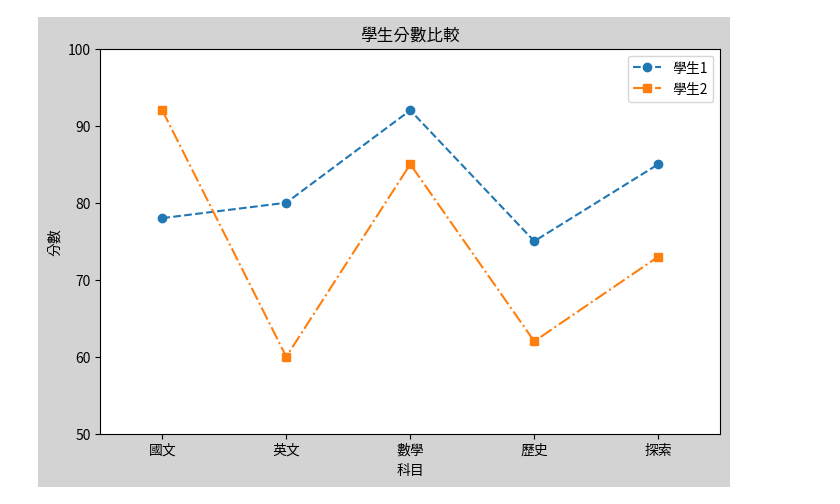
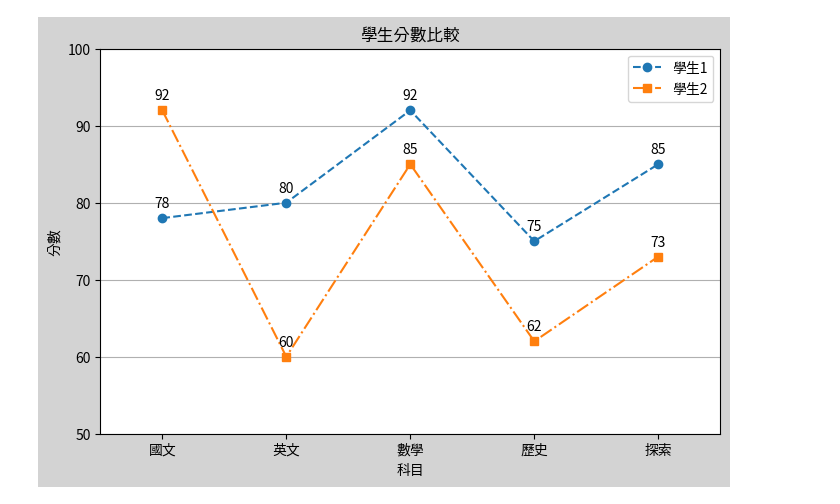
Before and after one commit to roberthsu2003/__2025_10_14_2_4_ai__, a Jupyter notebook: lesson14/lesson14_1.ipynb, the cells around one changed output. Drawn from its saved outputs; the diff is of its cells as text; code cells hidden in the pictures.

```diff
--- a/lesson14/lesson14_1.ipynb
+++ b/lesson14/lesson14_1.ipynb
@@ -7,35 +7,52 @@ mpl.rc('font', family="ChineseFont")
 # %%
 import matplotlib.pyplot as plt
 
+# 定義兩位學生各科分數（使用中文字作為科目名稱的鍵）
 student1 = {"國文":78, "英文":80, "數學":92, "歷史":75, "探索":85}
 student2 = {"國文":92, "英文":60, "數學":85, "歷史":62, "探索":73}
 
-subjects = list(student1.keys())
-scores1 = list(student1.values())
-scores2 = list(student2.values())
+# 取得科目順序與對應的分數列表（保持同樣的科目順序以便比較）
+subjects = list(student1.keys())     # ['國文', '英文', '數學', '歷史', '探索']
+scores1 = list(student1.values())    # 學生1 的分數列表
+scores2 = list(student2.values())    # 學生2 的分數列表
 
+# 建立 Figure 與 Axes，設定解析度、大小與背景顏色
 figure = plt.figure(dpi=100, figsize=(8,5), facecolor='lightgray')
-axes = figure.add_subplot(1,1,1)
+axes = figure.add_subplot(1,1,1)  # 1x1 的子圖（即單一座標軸）
+
+# 設定圖表標題與坐標軸標籤（中文字型在先前 cell 已設定）
 axes.set_title("學生分數比較")
 axes.set_xlabel("科目")
 axes.set_ylabel("分數")
 
-# 在 plot 時加上 label，然後呼叫 legend()
-# 自訂line的style
-
+# 繪製兩條折線：學生1 與 學生2
+# 使用 marker 標示每個點，並用不同的線條樣式以便分辨
 axes.plot(subjects, scores1, marker='o', label='學生1', linestyle='--')
 axes.plot(subjects, scores2, marker='s', label='學生2', linestyle='-.')
+
+# 顯示圖例（會自動使用 label 內容）
 axes.legend()
 
-# 圖表左右和上下留白,避免貼齊邊框,由程式控制距離
-# 請使用改變 xticks 和 yticks 的方式來達成
-# 使用最簡單的方式設定左右多一些留白
+# 設定 x 軸範圍，讓第一與最後一個科目點不貼齊邊界（-0.5 到 len-0.5）
 axes.set_xlim(-0.5, len(subjects)-0.5)
 
-# 請改變 yticks 的刻度範圍和間距,起始值是我的最小分數,終止值是我的最大分數
-axes.set_yticks(range(min(min(scores1), min(scores2)) - 10 , max(max(scores1), max(scores2)) + 10, 10))
+# 計算 y 軸刻度：從兩組分數的最小值往下延伸 10（避免貼齊），到最大值往上延伸 10，
+# 並以 10 為刻度間隔（range 需整數）
+y_min = min(min(scores1), min(scores2)) - 10
+y_max = max(max(scores1), max(scores2)) + 10
+axes.set_yticks(range(y_min, y_max, 10))
 
+# 在每個資料點上方加上數值標示
+# enumerate 回傳索引 i 與對應的分數 score；使用科目字串作為 x 座標並顯示分數文字
+for i, score in enumerate(scores1):
+    axes.text(subjects[i], score + 1, str(score), ha='center', va='bottom')  # 學生1 的分數標示
+for i, score in enumerate(scores2):
+    axes.text(subjects[i], score + 1, str(score), ha='center', va='bottom')  # 學生2 的分數標示
 
+# 只顯示 y 軸的格線（便於比較分數高低）
+axes.grid(axis='y')
+
+# 顯示圖表
 plt.show()
 # %% [output]
-[figure, old version]
+[figure, new version]
```
